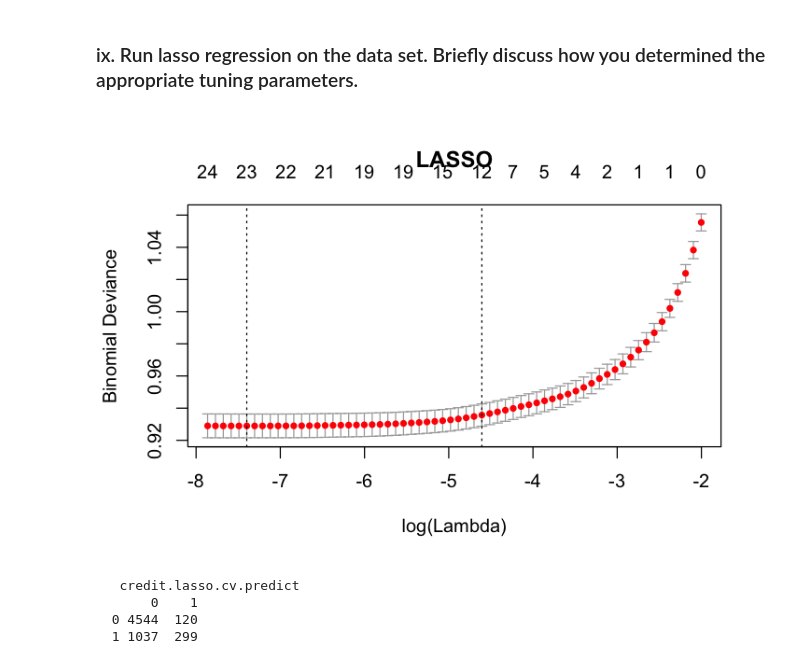
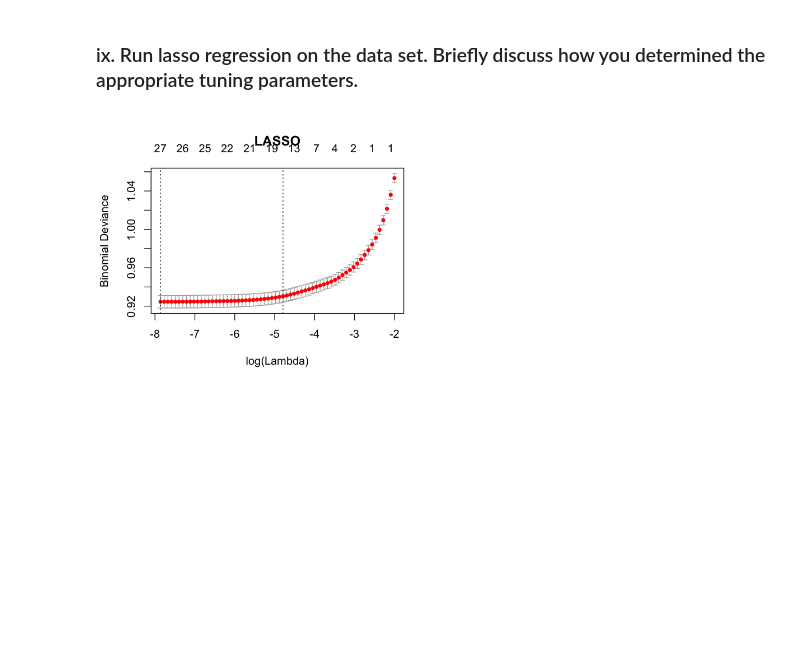
Before and after one commit to Sardhendu/Data-Science-Projects, a Jupyter notebook: Credit-Defaulters/CreditDefault-Assignment-4.ipynb, the cells around one changed output. Drawn from its saved outputs; the diff is of its cells as text; code cells hidden in the pictures; blank space fills up the shorter version.

```diff
--- a/Credit-Defaulters/CreditDefault-Assignment-4.ipynb
+++ b/Credit-Defaulters/CreditDefault-Assignment-4.ipynb
@@ -306,0 +393,14 @@ default ~ SEX + EDUCATION + MARRIAGE + LIMIT_BAL + AGE + PAY_0 +
+# %%
+credit.data.dummy <- factorToDummy_DF_Builder(dataFrameIN = credit.data.scaled,
+                                              numericCols = credit.numericCols,
+                                              factorCols = credit.nominalCols,
+                                              labelCol = credit.labelCol)
+
+# credit.data.dummy
+dataOUT <- stratifiedSampling(dataIN = credit.data.dummy, sample_on_col = credit.labelCol, trainPrcnt = 0.8)
+credit.trainData.dummy <- dataOUT[[1]]
+credit.testData.dummy  <- dataOUT[[2]]
+
+nrow(credit.trainData.dummy)
+nrow(credit.testData.dummy)
+head(credit.testData.dummy)
@@ -309,10 +421,10 @@ default ~ SEX + EDUCATION + MARRIAGE + LIMIT_BAL + AGE + PAY_0 +
 # %%
 # Fit The Null Model
-credit.glm.null <- glm(formula=credit.glm.nullModel, family=binomial(logit), data=credit.trainData)
+credit.glm.null <- glm(formula=credit.null.model, family=binomial(logit), data=credit.trainData)
 summary(credit.glm.null)
 
 # Fit The Full Model
-credit.glm.full <- glm(formula=credit.glm.fullModel, family=binomial(logit), data=credit.trainData)
+credit.glm.full <- glm(formula=credit.full.model, family=binomial(logit), data=credit.trainData)
 summary(credit.glm.full)
 
 # Predict for the Full model
@@ -385,10 +518,6 @@ p
 # %%
-credit.glm.forward = step(credit.glm.null,scope=list(lower=credit.glm.nullModel,upper=formula(credit.glm.fullModel)), direction="forward")
+credit.glm.forward = step(credit.glm.null,scope=list(lower=credit.null.model,upper=formula(credit.full.model)), direction="forward")
 credit.glm.fowardbestModel <- formula(credit.glm.forward)
 
 credit.glm.full.forward <- glm(formula=credit.glm.fowardbestModel, family=binomial(logit), data=credit.trainData)
-summary(credit.glm.full.forward)
-
-# Predict for the Full model
-credit.testData$defaultPredForward <- predict(credit.glm.full.forward, newdata=credit.testData, type="response")
 # %% [output]
@@ -656,15 +752,14 @@ yTestLabel <- xTestDummy[credit.labelCol]
+# %%
+# Split the label from the Train and Test Data
+xTrainData <- credit.trainData.dummy[, -which(names(credit.trainData.dummy) == credit.labelCol)]
+yTrainLabel <- credit.trainData.dummy[credit.labelCol]
+xTestData <- credit.testData.dummy[, -which(names(credit.testData.dummy) == credit.labelCol)]
+yTestLabel <- credit.testData.dummy[credit.labelCol]
 # %%
 credit.lasso.cv = cv.glmnet(x=as.matrix(xTrainData), y=as.matrix(yTrainLabel), alpha=1, family='binomial')
-par(mfrow=c(1,1))
+credit.lasso.predict <- predict(credit.lasso.cv, newx = as.matrix(xTestData), s = "lambda.min", type = "response")
+options(repr.plot.width=10, repr.plot.height=4)
+par(mfrow=c(1,2))
 plot(credit.lasso.cv, main="LASSO")
 # %% [output]
-[figure, old version]
+[figure, new version]
-# %%
-credit.lasso.cv.predict <- predict(credit.lasso.cv, newx = as.matrix(xTestData), s = "lambda.min", type = "class")
-predic_table <- table(unlist(yTestLabel), credit.lasso.cv.predict)
-predic_table
-# %% [output]
-   credit.lasso.cv.predict
-       0    1
-  0 4544  120
-  1 1037  299
```
Also changed, not shown: parts of 44 cells of this notebook, 11 other files.
